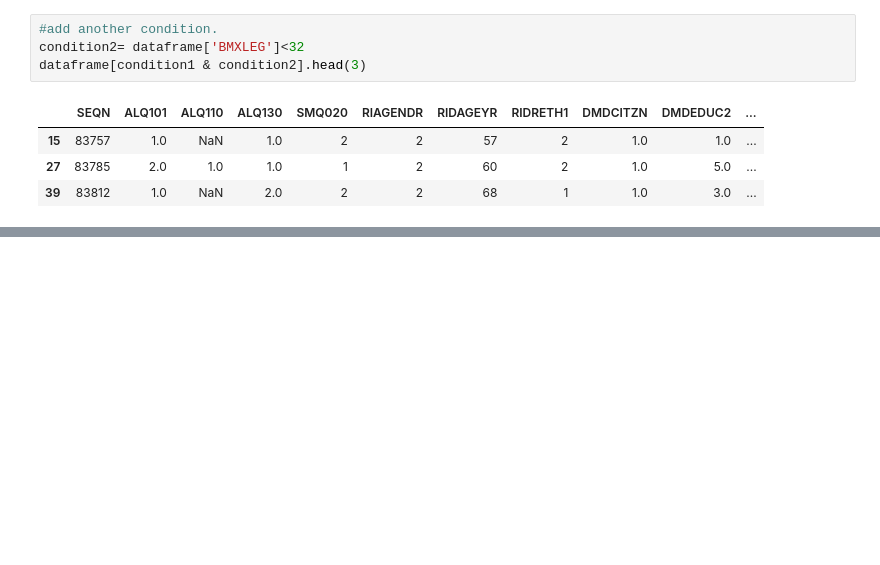
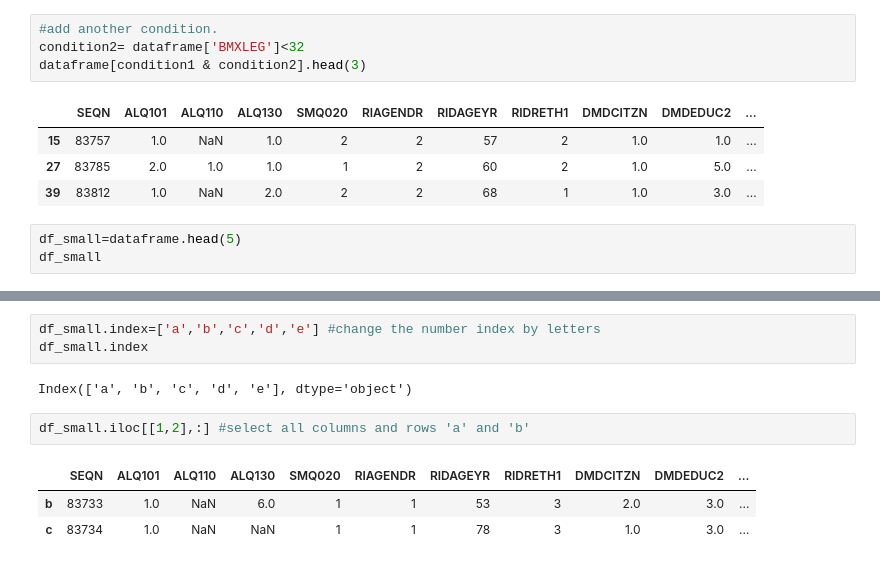
Before and after one commit to dabarbosa10/MichStat, a Jupyter notebook: week3/MultivariableData.ipynb, the cells around one changed output, grey strips where cells are left out. Saved outputs shown, nothing was run; the diff lists cells and outputs as text; blank space fills up the shorter version.

```diff
--- a/week3/MultivariableData.ipynb
+++ b/week3/MultivariableData.ipynb
@@ -133,3 +133,6 @@ dataframe[condition1 & condition2].head(3)
 | 15 | 83757 | 1.0 | NaN | 1.0 | 2 | 2 | 57 | 2 | 1.0 | 1.0 | ... |
 | 27 | 83785 | 2.0 | 1.0 | 1.0 | 1 | 2 | 60 | 2 | 1.0 | 5.0 | ... |
 | 39 | 83812 | 1.0 | NaN | 2.0 | 2 | 2 | 68 | 1 | 1.0 | 3.0 | ... |
+# %%
+df_small=dataframe.head(5)
+df_small
@@ -135,0 +146,11 @@ dataframe[condition1 & condition2].head(3)
+# %%
+df_small.index=['a','b','c','d','e'] #change the number index by letters
+df_small.index
+# %% [output]
+Index(['a', 'b', 'c', 'd', 'e'], dtype='object')
+# %%
+df_small.iloc[[1,2],:] #select all columns and rows 'a' and 'b'
+# %% [output]
+|  | SEQN | ALQ101 | ALQ110 | ALQ130 | SMQ020 | RIAGENDR | RIDAGEYR | RIDRETH1 | DMDCITZN | DMDEDUC2 | ... |
+| b | 83733 | 1.0 | NaN | 6.0 | 1 | 1 | 53 | 3 | 2.0 | 3.0 | ... |
+| c | 83734 | 1.0 | NaN | NaN | 1 | 1 | 78 | 3 | 1.0 | 3.0 | ... |
```
Also changed, not shown: parts of 4 cells of this notebook.
